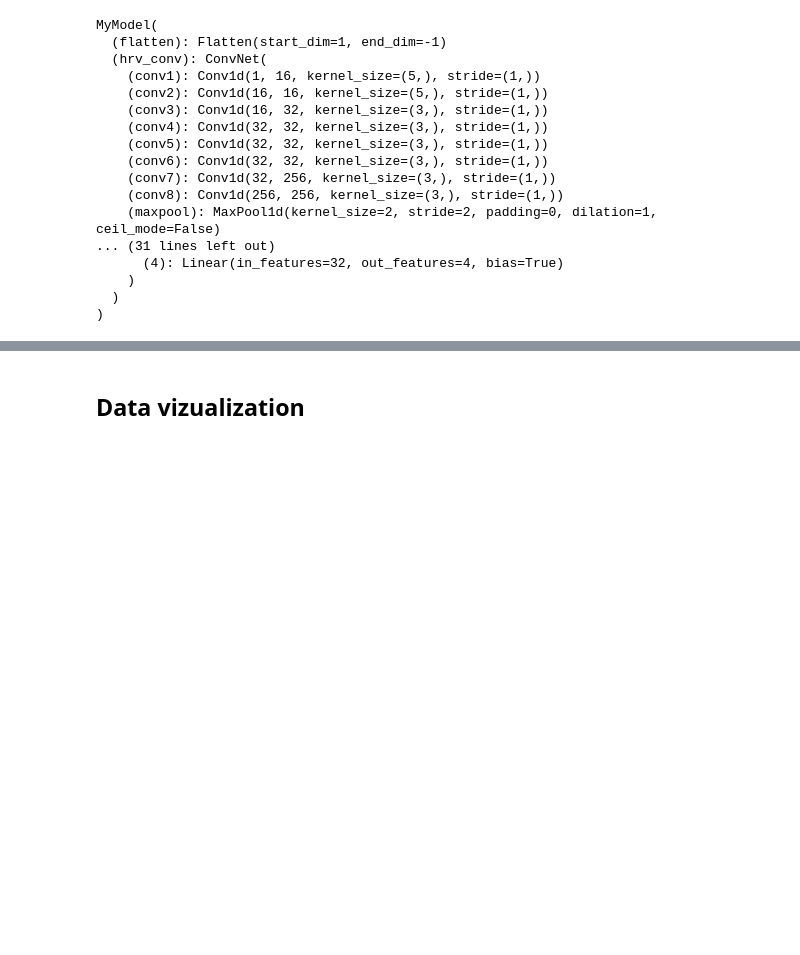
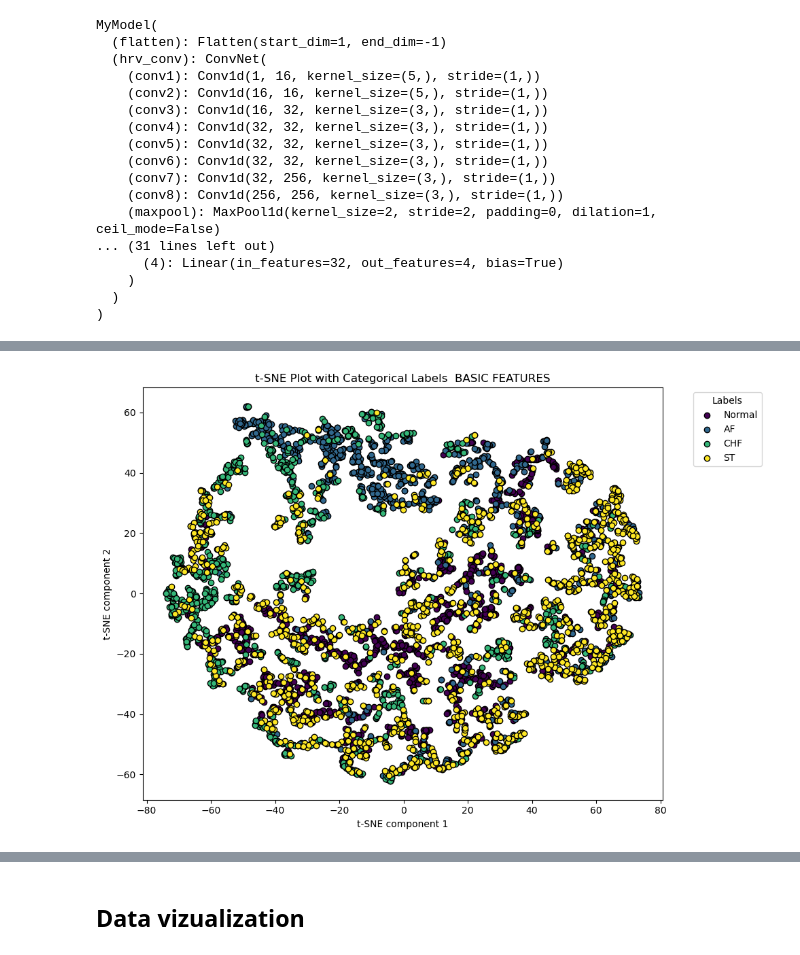
Before and after one commit to AntN21/pytorch-template, a Jupyter notebook: vizualization.ipynb, the cells around one changed output, grey strips where cells are left out. Drawn from its saved outputs; the diff is of its cells as text; code cells hidden in the pictures; blank space fills up the shorter version.

```diff
--- a/vizualization.ipynb
+++ b/vizualization.ipynb
@@ -231,0 +233,4 @@ plot_tsne(outputs3,labels,'FEATURES')
+# %%
+plot_tsne(outputs3[:,:6],labels,' BASIC FEATURES')
+# %% [output]
+[figure, added]
```
Also changed, not shown: parts of 13 cells of this notebook, 12 other files.
